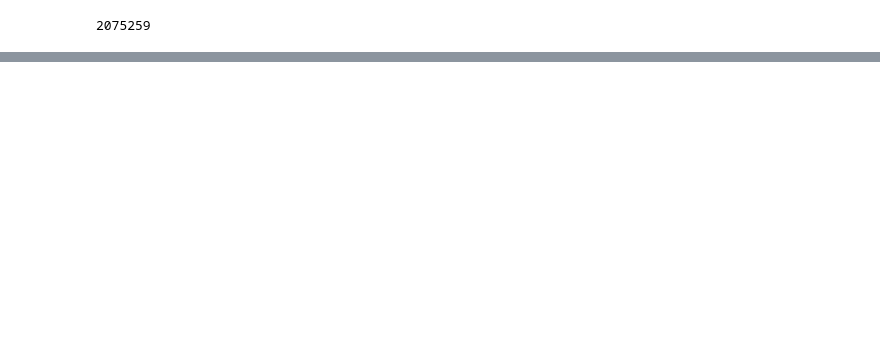
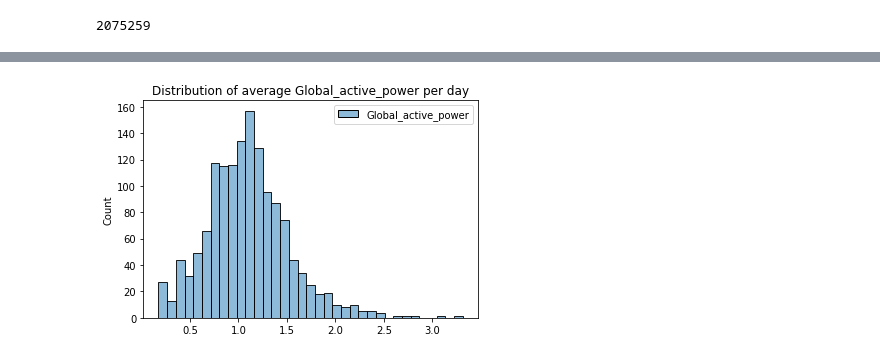
Before and after one commit to sekR4/ts-practice, a Jupyter notebook: src/draft.ipynb, the cells around one changed output, grey strips where cells are left out. Drawn from its saved outputs; the diff is of its cells as text; code cells hidden in the pictures; blank space fills up the shorter version.

```diff
--- a/src/draft.ipynb
+++ b/src/draft.ipynb
@@ -50,0 +95,4 @@ sum(y == "?")
+# %%
+sns.histplot(y).set(title="Distribution of average Global_active_power per day");plt.show()
+# %% [output]
+[figure, added]
```
Also changed, not shown: parts of 18 cells of this notebook.
